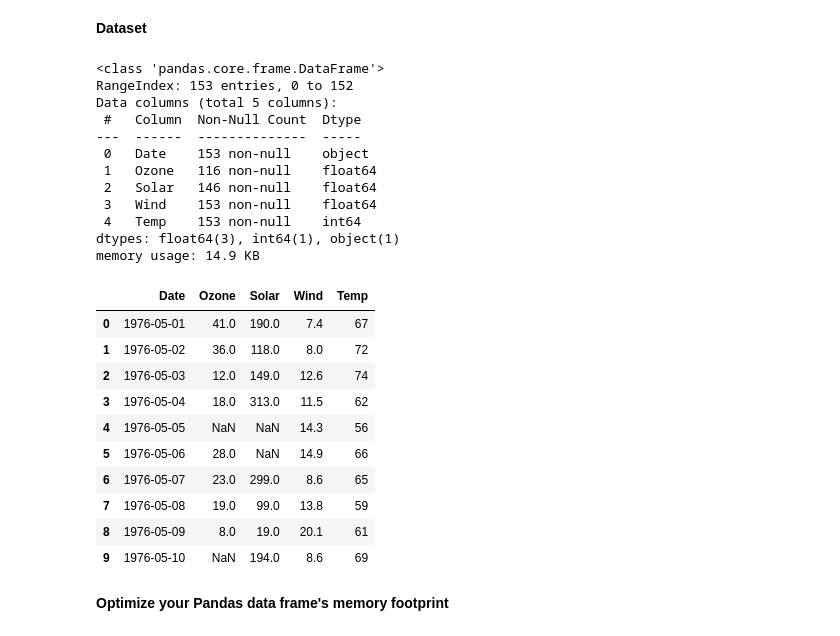
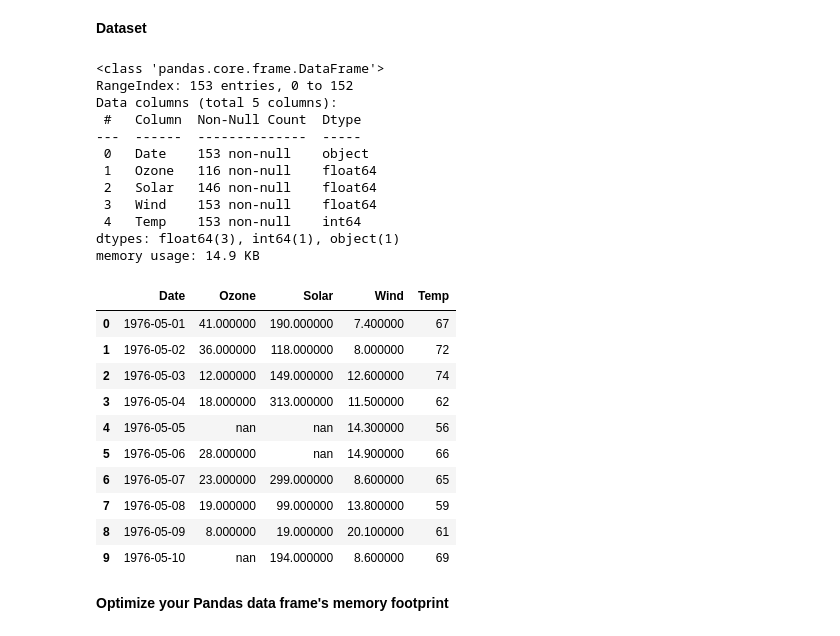
Before and after one commit to myconcordia/A2I2, a Jupyter notebook: Darts_AirQuality.ipynb, the cells around one changed output. Saved outputs shown, nothing was run; the diff lists cells and outputs as text; code cells hidden in the pictures.

```diff
--- a/Darts_AirQuality.ipynb
+++ b/Darts_AirQuality.ipynb
@@ -44,33 +44,34 @@ def generate_torch_kwargs():
 # %%
 #read csv file into dataframe
 data_url = 'https://raw.githubusercontent.com/myconcordia/A2I2/main/Air_Quality.csv'
 df = pd.read_csv(data_url)
 df.info(memory_usage='deep')
-df.head(10)
+cm = sns.light_palette("gray", as_cmap=True)
+df.head(10).style.background_gradient(cmap=cm)
 # %% [output]
 <class 'pandas.core.frame.DataFrame'>
 RangeIndex: 153 entries, 0 to 152
 Data columns (total 5 columns):
  #   Column  Non-Null Count  Dtype
 ---  ------  --------------  -----
  0   Date    153 non-null    object
  1   Ozone   116 non-null    float64
  2   Solar   146 non-null    float64
  3   Wind    153 non-null    float64
  4   Temp    153 non-null    int64
 dtypes: float64(3), int64(1), object(1)
 memory usage: 14.9 KB
 |  | Date | Ozone | Solar | Wind | Temp |
-| 0 | 1976-05-01 | 41.0 | 190.0 | 7.4 | 67 |
-| 1 | 1976-05-02 | 36.0 | 118.0 | 8.0 | 72 |
-| 2 | 1976-05-03 | 12.0 | 149.0 | 12.6 | 74 |
-| 3 | 1976-05-04 | 18.0 | 313.0 | 11.5 | 62 |
-| 4 | 1976-05-05 | NaN | NaN | 14.3 | 56 |
-| 5 | 1976-05-06 | 28.0 | NaN | 14.9 | 66 |
-| 6 | 1976-05-07 | 23.0 | 299.0 | 8.6 | 65 |
-| 7 | 1976-05-08 | 19.0 | 99.0 | 13.8 | 59 |
-| 8 | 1976-05-09 | 8.0 | 19.0 | 20.1 | 61 |
-| 9 | 1976-05-10 | NaN | 194.0 | 8.6 | 69 |
+| 0 | 1976-05-01 | 41.000000 | 190.000000 | 7.400000 | 67 |
+| 1 | 1976-05-02 | 36.000000 | 118.000000 | 8.000000 | 72 |
+| 2 | 1976-05-03 | 12.000000 | 149.000000 | 12.600000 | 74 |
+| 3 | 1976-05-04 | 18.000000 | 313.000000 | 11.500000 | 62 |
+| 4 | 1976-05-05 | nan | nan | 14.300000 | 56 |
+| 5 | 1976-05-06 | 28.000000 | nan | 14.900000 | 66 |
+| 6 | 1976-05-07 | 23.000000 | 299.000000 | 8.600000 | 65 |
+| 7 | 1976-05-08 | 19.000000 | 99.000000 | 13.800000 | 59 |
+| 8 | 1976-05-09 | 8.000000 | 19.000000 | 20.100000 | 61 |
+| 9 | 1976-05-10 | nan | 194.000000 | 8.600000 | 69 |
 # %% [markdown]
 **Optimize your Pandas data frame's memory footprint**
 # %%
```
Also changed, not shown: parts of 19 cells of this notebook.
